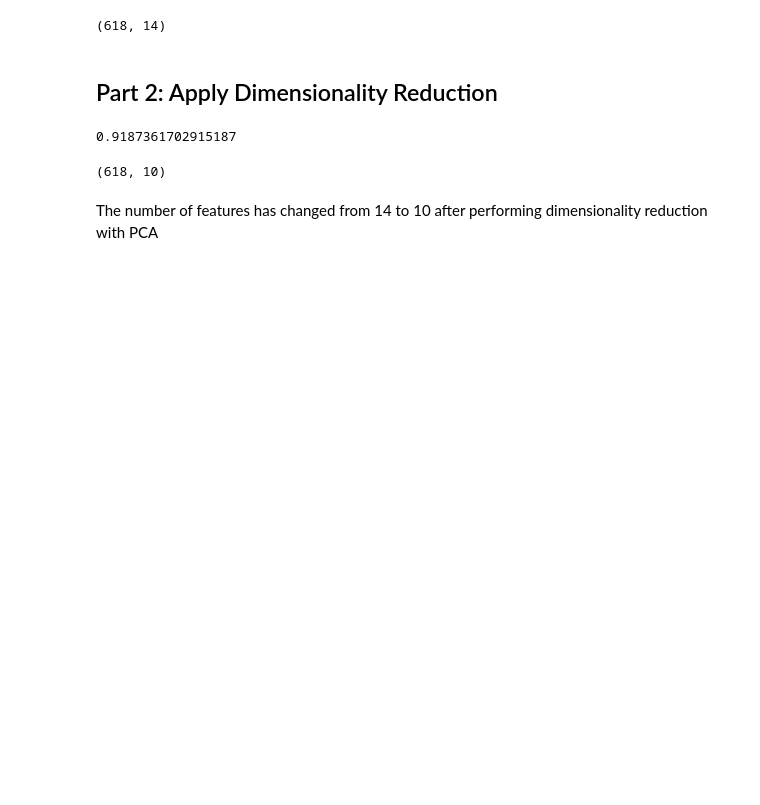
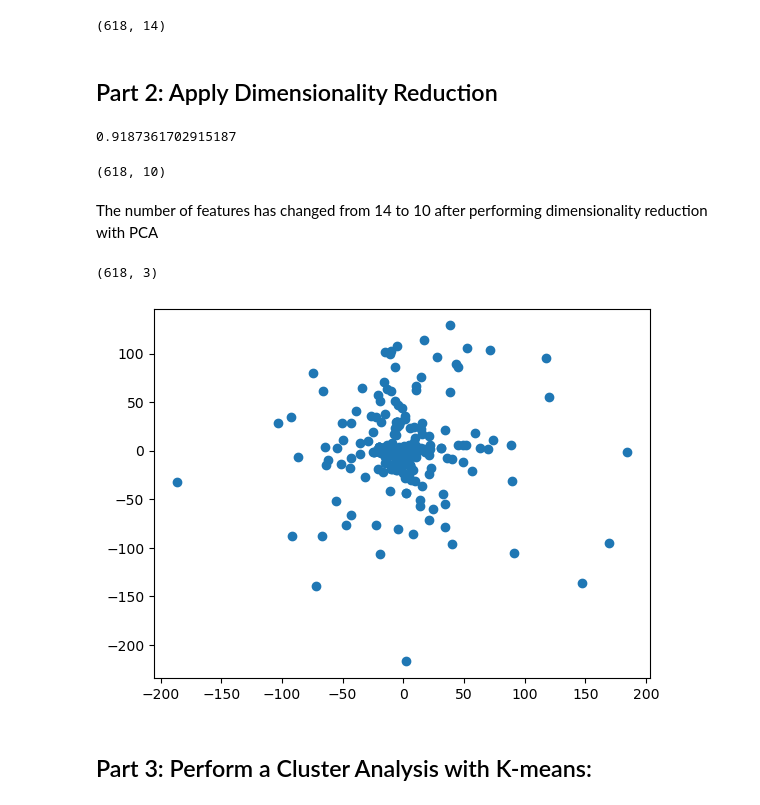
Before and after one commit to Alphaomegainfinity/unsupervised_machine_learning_predicting_myopia, a Jupyter notebook: myopia.ipynb, the cells around one changed output. Cells and saved outputs as stored; diff of their text form; code cells hidden in the pictures; blank space fills up the shorter version.

Commit message:
apply TSNE model

```diff
--- a/myopia.ipynb
+++ b/myopia.ipynb
@@ -73,3 +73,26 @@ new_df1_pca.shape
 (618, 10)
 # %% [markdown]
 The number of features has changed from 14 to 10 after performing dimensionality reduction with PCA
+# %%
+# Using t-SNE to further reduce the dataset dimensions
+from sklearn.manifold import TSNE
+
+# initialise t-SNE model
+tsne = TSNE(n_components=3, perplexity=50,n_iter=250, random_state=42, learning_rate= 400)
+# %%
+# reduce dimensions:
+tsne_features = tsne.fit_transform(new_df1_pca)
+# %%
+# checking the number of the features change:
+tsne_features.shape
+# %% [output]
+(618, 3)
+# %%
+# Prepare to plot the dataset
+
+plt.scatter(tsne_features[:,0], tsne_features[:,1])
+plt.show()
+# %% [output]
+[figure, added]
+# %% [markdown]
+## Part 3: Perform a Cluster Analysis with K-means:
```
